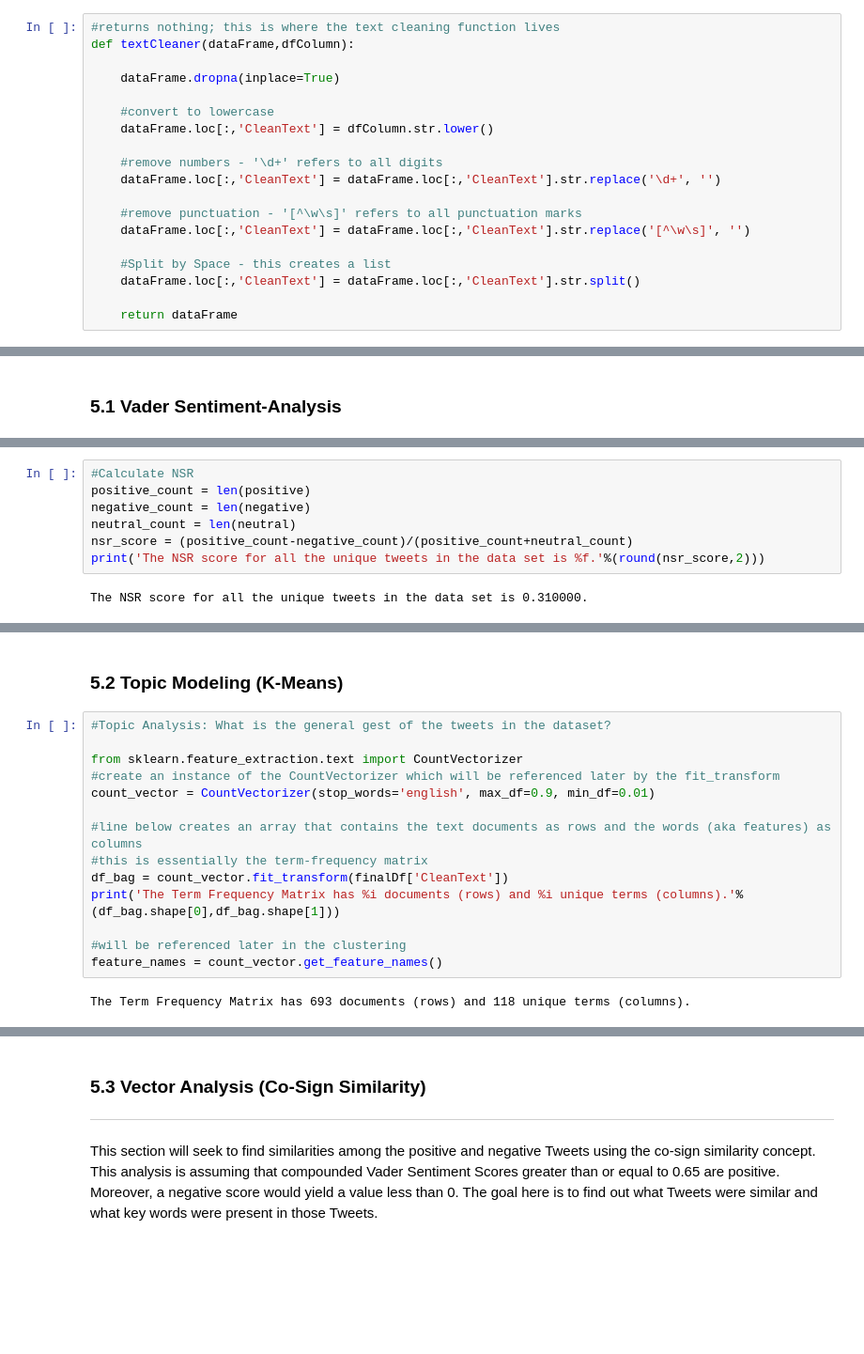
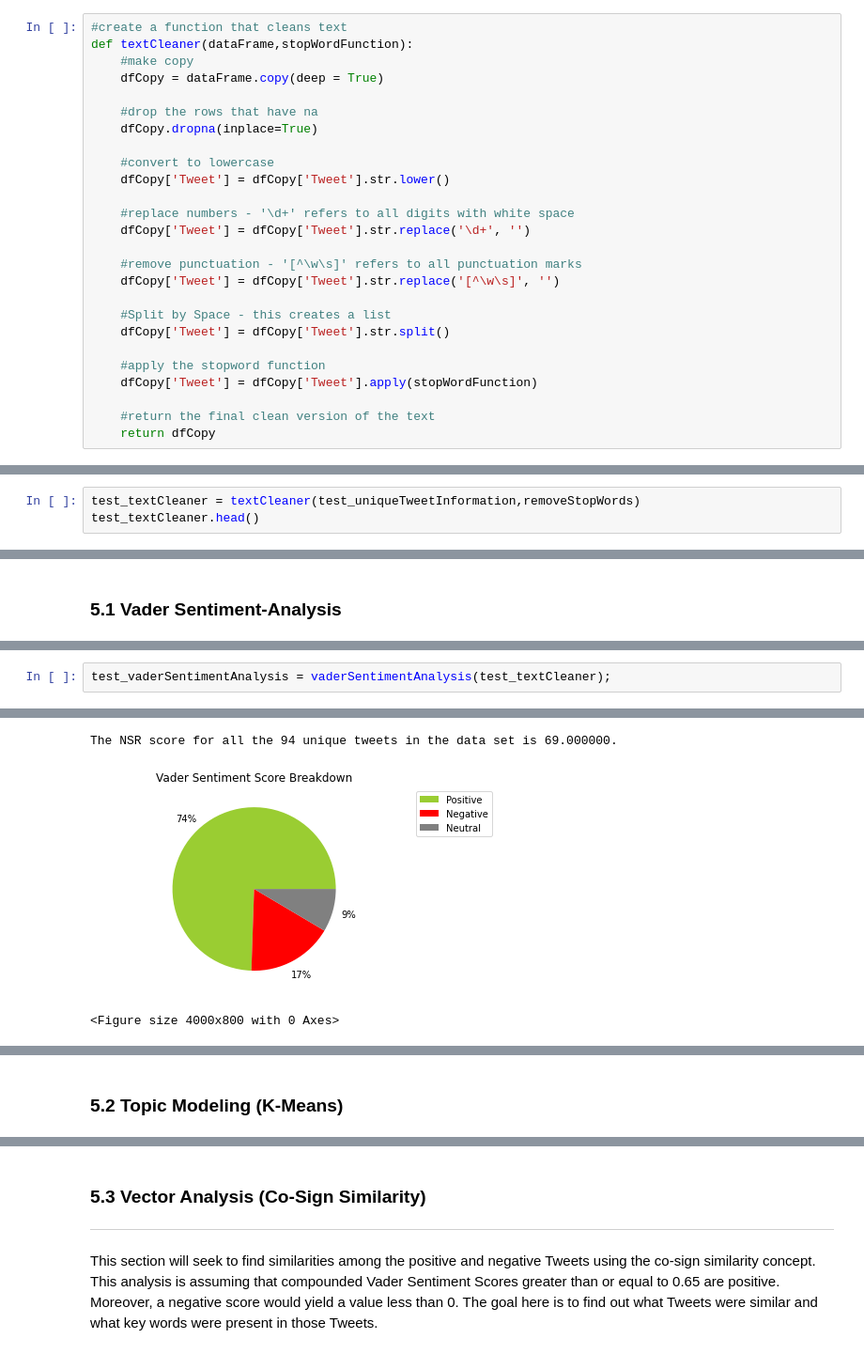
Before and after one commit to danielramirezjr1998/Data_Science_Projects, a Jupyter notebook: NLP Analysis/Sneaker_Hype.ipynb, the cells around one changed output, grey strips where cells are left out. Shown: that part at 94% size. Drawn from its saved outputs; the diff is of its cells as text; blank space fills up the shorter version.

```diff
--- a/NLP Analysis/Sneaker_Hype.ipynb
+++ b/NLP Analysis/Sneaker_Hype.ipynb
@@ -858,19 +604,26 @@ tweetDf.head(5)
 # %%
-#returns nothing; this is where the text cleaning function lives
-def textCleaner(dataFrame,dfColumn):
+#create a function that cleans text
+def textCleaner(dataFrame,stopWordFunction):
+    #make copy
+    dfCopy = dataFrame.copy(deep = True)
 
-    dataFrame.dropna(inplace=True)
+    #drop the rows that have na
+    dfCopy.dropna(inplace=True)
 
     #convert to lowercase
-    dataFrame.loc[:,'CleanText'] = dfColumn.str.lower()
+    dfCopy['Tweet'] = dfCopy['Tweet'].str.lower()
 
-    #remove numbers - '\d+' refers to all digits
-    dataFrame.loc[:,'CleanText'] = dataFrame.loc[:,'CleanText'].str.replace('\d+', '')
+    #replace numbers - '\d+' refers to all digits with white space
+    dfCopy['Tweet'] = dfCopy['Tweet'].str.replace('\d+', '')
 
     #remove punctuation - '[^\w\s]' refers to all punctuation marks
-    dataFrame.loc[:,'CleanText'] = dataFrame.loc[:,'CleanText'].str.replace('[^\w\s]', '')
+    dfCopy['Tweet'] = dfCopy['Tweet'].str.replace('[^\w\s]', '')
 
     #Split by Space - this creates a list
-    dataFrame.loc[:,'CleanText'] = dataFrame.loc[:,'CleanText'].str.split()
+    dfCopy['Tweet'] = dfCopy['Tweet'].str.split()
 
-    return dataFrame
+    #apply the stopword function
+    dfCopy['Tweet'] = dfCopy['Tweet'].apply(stopWordFunction)
+
+    #return the final clean version of the text
+    return dfCopy
@@ -953,0 +630,3 @@ finalDf.head(5)
+# %%
+test_textCleaner = textCleaner(test_uniqueTweetInformation,removeStopWords)
+test_textCleaner.head()
@@ -1016,9 +709,3 @@ plt.show();
-# %%
-#Calculate NSR
-positive_count = len(positive)
-negative_count = len(negative)
-neutral_count = len(neutral)
-nsr_score = (positive_count-negative_count)/(positive_count+neutral_count)
-print('The NSR score for all the unique tweets in the data set is %f.'%(round(nsr_score,2)))
-# %% [output]
-The NSR score for all the unique tweets in the data set is 0.310000.
+# %%
+test_vaderSentimentAnalysis = vaderSentimentAnalysis(test_textCleaner);
+# %% [output]
@@ -1024,0 +718,3 @@ The NSR score for all the unique tweets in the data set is 0.310000.
+The NSR score for all the 94 unique tweets in the data set is 69.000000.
+[figure, added]
+<Figure size 4000x800 with 0 Axes>
@@ -1025,19 +722,3 @@ The NSR score for all the unique tweets in the data set is 0.310000.
 # %% [markdown]
 ### 5.2 Topic Modeling (K-Means)
-# %%
-#Topic Analysis: What is the general gest of the tweets in the dataset?
-
-from sklearn.feature_extraction.text import CountVectorizer
-#create an instance of the CountVectorizer which will be referenced later by the fit_transform
-count_vector = CountVectorizer(stop_words='english', max_df=0.9, min_df=0.01)
-
-#line below creates an array that contains the text documents as rows and the words (aka features) as columns
-#this is essentially the term-frequency matrix
-df_bag = count_vector.fit_transform(finalDf['CleanText'])
-print('The Term Frequency Matrix has %i documents (rows) and %i unique terms (columns).'%(df_bag.shape[0],df_bag.shape[1]))
-
-#will be referenced later in the clustering
-feature_names = count_vector.get_feature_names()
-# %% [output]
-The Term Frequency Matrix has 693 documents (rows) and 118 unique terms (columns).
 # %%
```
Also changed, not shown: parts of 71 cells of this notebook.
